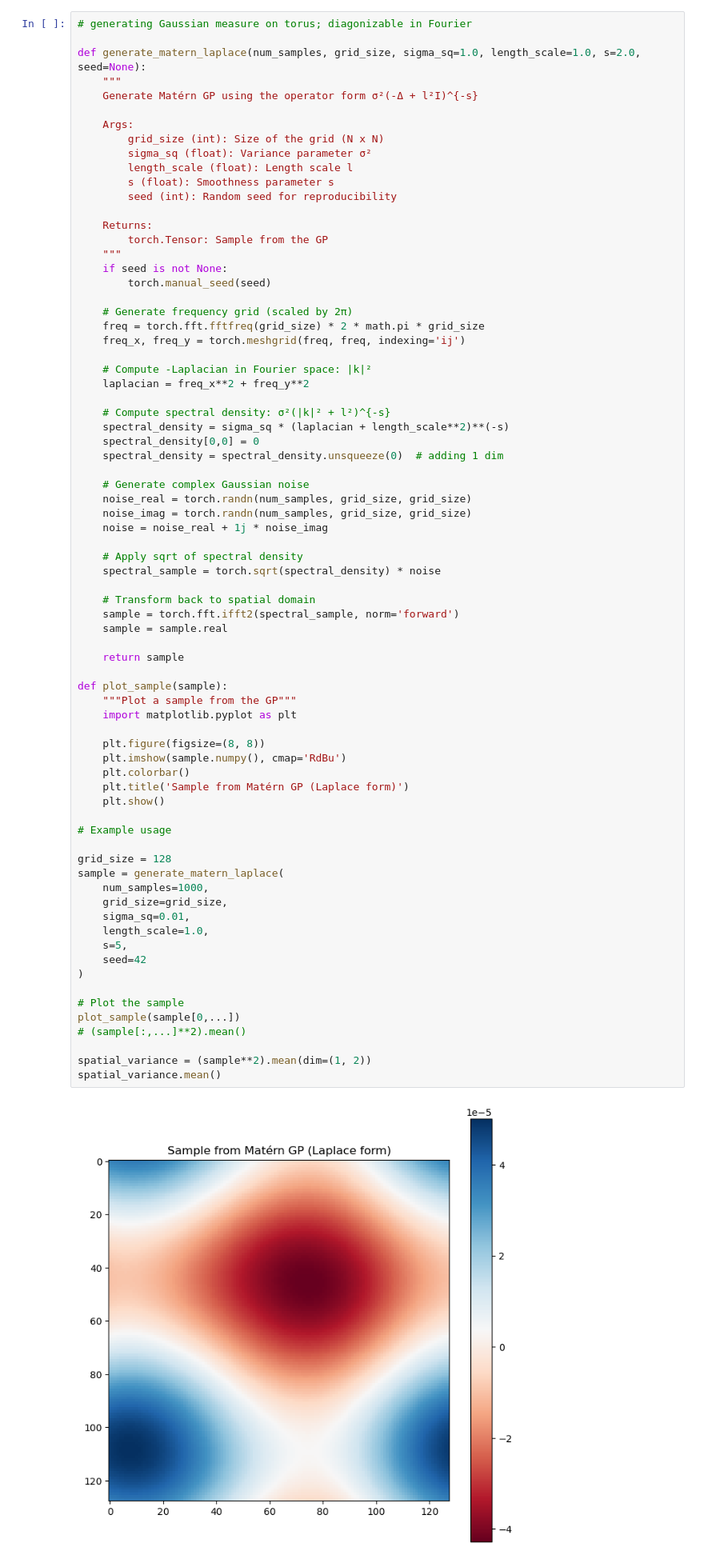
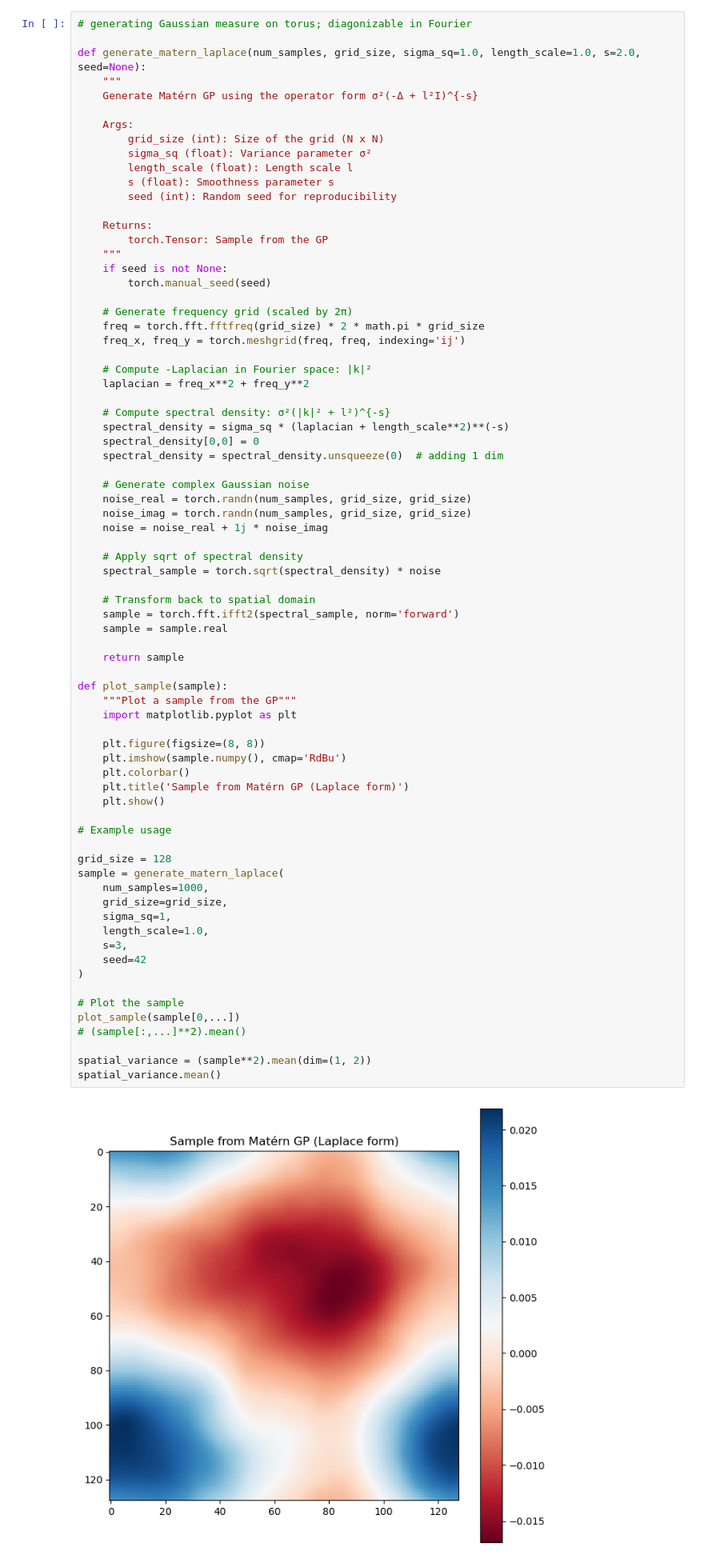
Before and after one commit to yifanc96/GenerativeDynamics-NumericalDesign, a Jupyter notebook: Gaussian-fields/Gaussian-field-scaled-interpolation-schedule.ipynb, the cells around one changed output. Shown: that part at 80% size. Drawn from its saved outputs; the diff is of its cells as text.

```diff
--- a/Gaussian-fields/Gaussian-field-scaled-interpolation-schedule.ipynb
+++ b/Gaussian-fields/Gaussian-field-scaled-interpolation-schedule.ipynb
@@ -60,33 +60,33 @@ def generate_matern_laplace(num_samples, grid_size, sigma_sq=1.0, length_scale=1
 
     return sample
 
 def plot_sample(sample):
     """Plot a sample from the GP"""
     import matplotlib.pyplot as plt
 
     plt.figure(figsize=(8, 8))
     plt.imshow(sample.numpy(), cmap='RdBu')
     plt.colorbar()
     plt.title('Sample from Matérn GP (Laplace form)')
     plt.show()
 
 # Example usage
 
 grid_size = 128
 sample = generate_matern_laplace(
     num_samples=1000,
     grid_size=grid_size,
-    sigma_sq=0.01,
+    sigma_sq=1,
     length_scale=1.0,
-    s=5,
+    s=3,
     seed=42
 )
 
 # Plot the sample
 plot_sample(sample[0,...])
 # (sample[:,...]**2).mean()
 
 spatial_variance = (sample**2).mean(dim=(1, 2))
 spatial_variance.mean()
 # %% [output]
-[figure, old version]
+[figure, new version]
```
Also changed, not shown: parts of 6 cells of this notebook, 15 other files.
